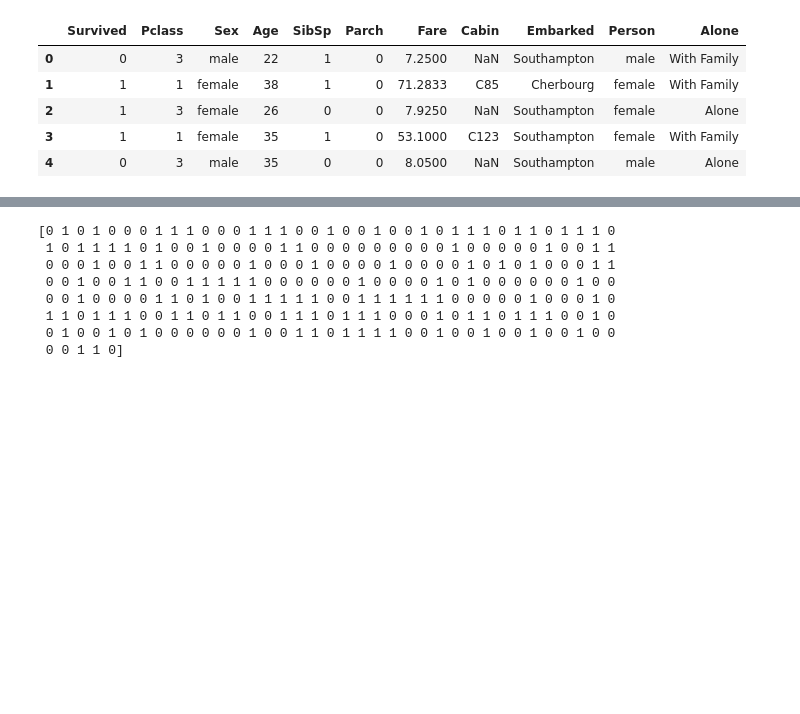
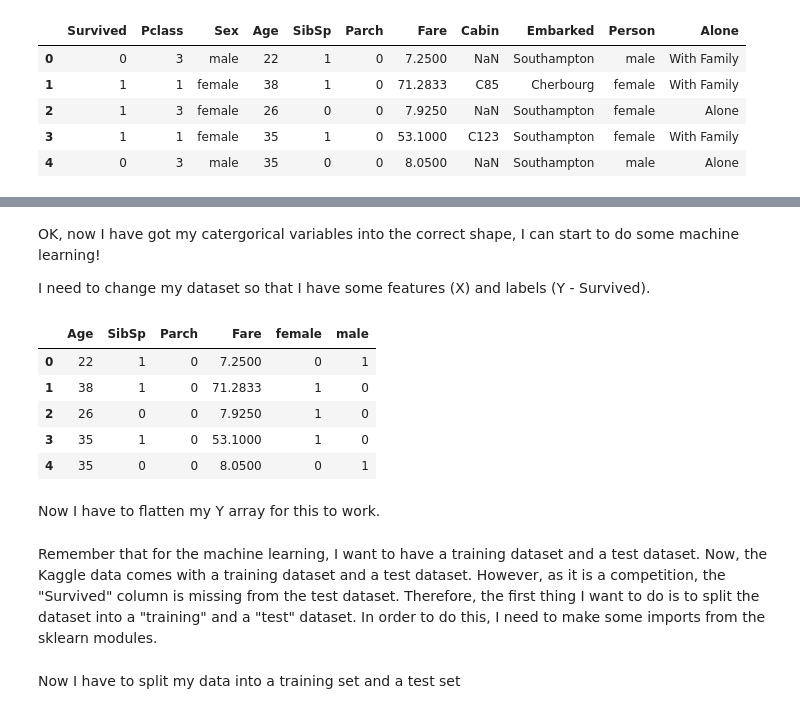
Before and after one commit to maclamont/Titanic, a Jupyter notebook: Titanic.ipynb, the cells around one changed output, grey strips where cells are left out. Drawn from its saved outputs; the diff is of its cells as text; code cells hidden in the pictures; blank space fills up the shorter version.

```diff
--- a/Titanic.ipynb
+++ b/Titanic.ipynb
@@ -772,13 +700,18 @@ test_df.dropna(inplace=True)
-# %%
-predict = log_model.predict(test_df)
-
-print predict
-# %% [output]
-[0 1 0 1 0 0 0 1 1 1 0 0 0 1 1 1 0 0 1 0 0 1 0 0 1 0 1 1 1 0 1 1 0 1 1 1 0
- 1 0 1 1 1 1 0 1 0 0 1 0 0 0 0 1 1 0 0 0 0 0 0 0 0 0 1 0 0 0 0 0 1 0 0 1 1
- 0 0 0 1 0 0 1 1 0 0 0 0 0 1 0 0 0 1 0 0 0 0 1 0 0 0 0 1 0 1 0 1 0 0 0 1 1
- 0 0 1 0 0 1 1 0 0 1 1 1 1 1 0 0 0 0 0 0 1 0 0 0 0 1 0 1 0 0 0 0 0 0 1 0 0
- 0 0 1 0 0 0 0 1 1 0 1 0 0 1 1 1 1 1 0 0 1 1 1 1 1 1 0 0 0 0 0 1 0 0 0 1 0
- 1 1 0 1 1 1 0 0 1 1 0 1 1 0 0 1 1 1 0 1 1 1 0 0 0 1 0 1 1 0 1 1 1 0 0 1 0
- 0 1 0 0 1 0 1 0 0 0 0 0 0 1 0 0 1 1 0 1 1 1 1 0 0 1 0 0 1 0 0 1 0 0 1 0 0
- 0 0 1 1 0]
+# %% [markdown]
+OK, now I have got my catergorical variables into the correct shape, I can start to do some machine learning!
+
+I need to change my dataset so that I have some features (X) and labels (Y - Survived).
+# %%
+Y = ml_df['Survived']
+X = ml_df.drop("Survived",axis=1)
+
+X.head()
+# %% [output]
+|  | Age | SibSp | Parch | Fare | female | male |
+| 0 | 22 | 1 | 0 | 7.2500 | 0 | 1 |
+| 1 | 38 | 1 | 0 | 71.2833 | 1 | 0 |
+| 2 | 26 | 0 | 0 | 7.9250 | 1 | 0 |
+| 3 | 35 | 1 | 0 | 53.1000 | 1 | 0 |
+| 4 | 35 | 0 | 0 | 8.0500 | 0 | 1 |
+# %% [markdown]
+Now I have to flatten my Y array for this to work.
@@ -784,0 +720,2 @@ print predict
+# %% [markdown]
+Remember that for the machine learning, I want to have a training dataset and a test dataset.  Now, the Kaggle data comes with a training dataset and a test dataset.  However, as it is a competition, the "Survived" column is missing from the test dataset.  Therefore, the first thing I want to do is to split the dataset into a "training" and a "test" dataset.  In order to do this, I need to make some imports from the sklearn modules.
@@ -784,0 +726,2 @@ print predict
+# %% [markdown]
+Now I have to split my data into a training set and a test set
```
Also changed, not shown: parts of 54 cells of this notebook.
